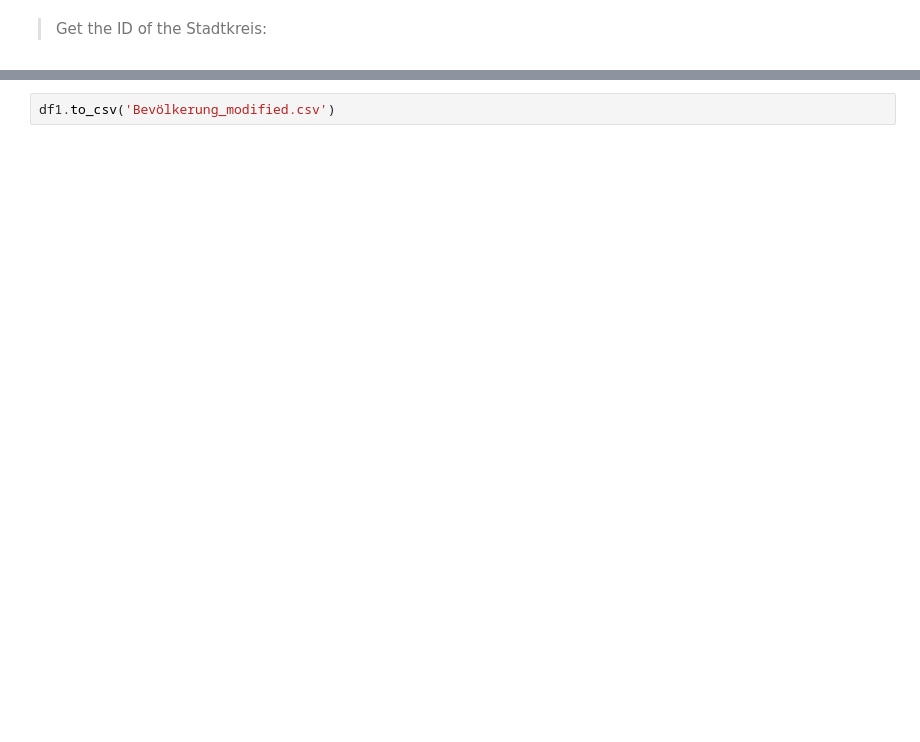
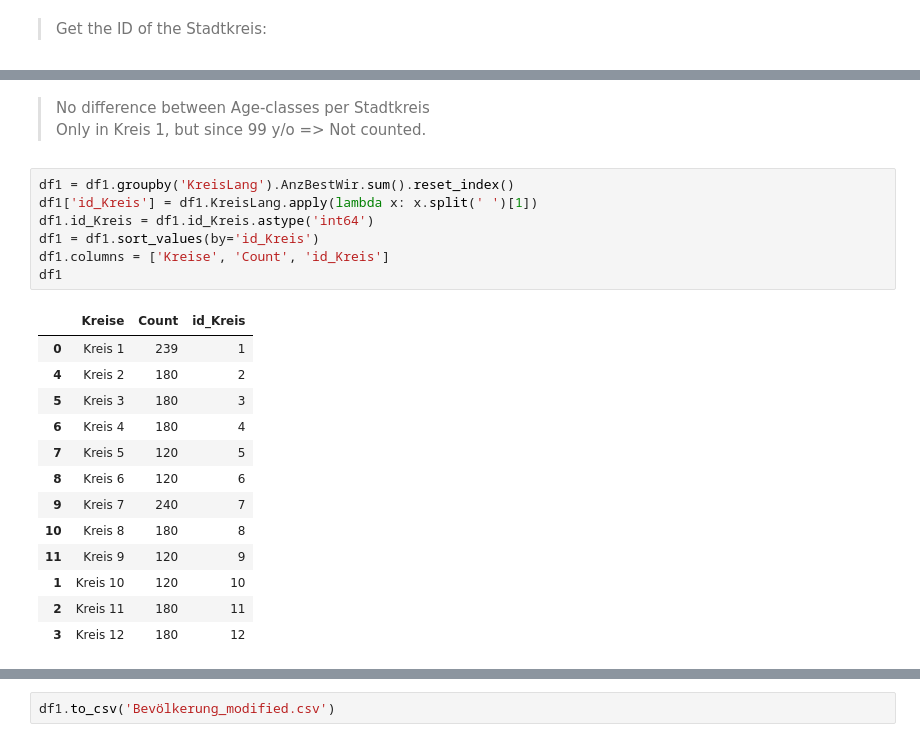
Before and after one commit to jacquesstimolo/Group_Project_SIT, a Jupyter notebook: Jacques/data_raw/Modified_data/Bevölkerung/dataframes.ipynb, the cells around one changed output, grey strips where cells are left out. Saved outputs shown, nothing was run; the diff lists cells and outputs as text; blank space fills up the shorter version.

```diff
--- a/Jacques/data_raw/Modified_data/Bevölkerung/dataframes.ipynb
+++ b/Jacques/data_raw/Modified_data/Bevölkerung/dataframes.ipynb
@@ -205,0 +186,24 @@ df1
+# %% [markdown]
+> No difference between Age-classes per Stadtkreis\
+> Only in Kreis 1, but since 99 y/o => Not counted.
+# %%
+df1 = df1.groupby('KreisLang').AnzBestWir.sum().reset_index()
+df1['id_Kreis'] = df1.KreisLang.apply(lambda x: x.split(' ')[1])
+df1.id_Kreis = df1.id_Kreis.astype('int64')
+df1 = df1.sort_values(by='id_Kreis')
+df1.columns = ['Kreise', 'Count', 'id_Kreis']
+df1
+# %% [output]
+|  | Kreise | Count | id_Kreis |
+| 0 | Kreis 1 | 239 | 1 |
+| 4 | Kreis 2 | 180 | 2 |
+| 5 | Kreis 3 | 180 | 3 |
+| 6 | Kreis 4 | 180 | 4 |
+| 7 | Kreis 5 | 120 | 5 |
+| 8 | Kreis 6 | 120 | 6 |
+| 9 | Kreis 7 | 240 | 7 |
+| 10 | Kreis 8 | 180 | 8 |
+| 11 | Kreis 9 | 120 | 9 |
+| 1 | Kreis 10 | 120 | 10 |
+| 2 | Kreis 11 | 180 | 11 |
+| 3 | Kreis 12 | 180 | 12 |
```
Also changed, not shown: parts of 13 cells of this notebook, 2 other files.
